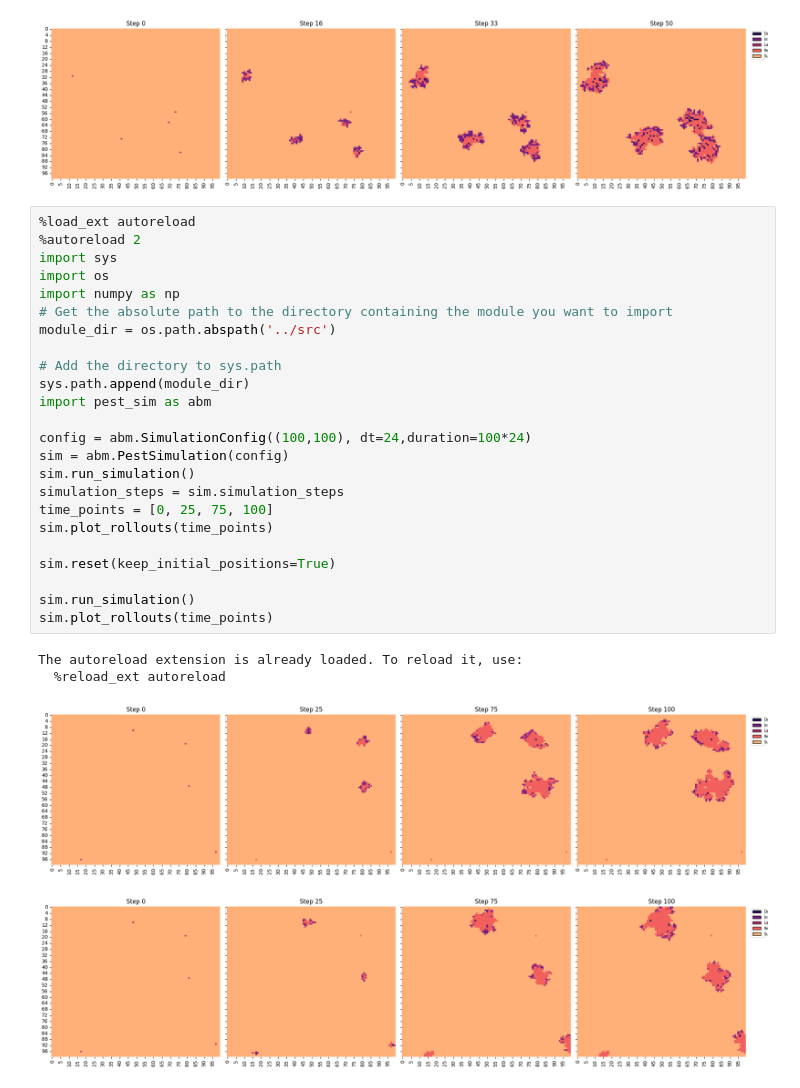
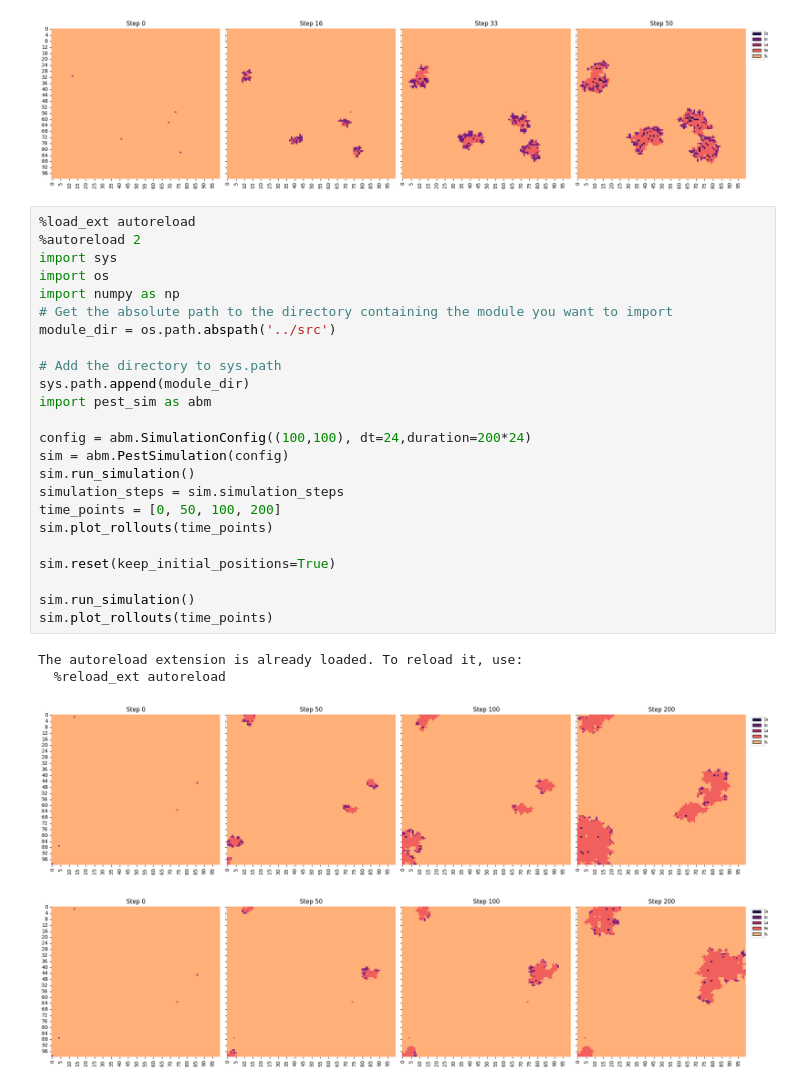
Before and after one commit to ahanissian/agGPctrl, a Jupyter notebook: scripts/ABM Development.ipynb, the cells around one changed output. Drawn from its saved outputs; the diff is of its cells as text.

```diff
--- a/scripts/ABM Development.ipynb
+++ b/scripts/ABM Development.ipynb
@@ -108,29 +108,29 @@ plt.show()
 # %%
 %load_ext autoreload
 %autoreload 2
 import sys
 import os
 import numpy as np
 # Get the absolute path to the directory containing the module you want to import
 module_dir = os.path.abspath('../src')
 
 # Add the directory to sys.path
 sys.path.append(module_dir)
 import pest_sim as abm
 
-config = abm.SimulationConfig((100,100), dt=24,duration=100*24)
+config = abm.SimulationConfig((100,100), dt=24,duration=200*24)
 sim = abm.PestSimulation(config)
 sim.run_simulation()
 simulation_steps = sim.simulation_steps
-time_points = [0, 25, 75, 100]
+time_points = [0, 50, 100, 200]
 sim.plot_rollouts(time_points)
 
 sim.reset(keep_initial_positions=True)
 
 sim.run_simulation()
 sim.plot_rollouts(time_points)
 # %% [output]
 The autoreload extension is already loaded. To reload it, use:
   %reload_ext autoreload
-[figure, old version]
+[figure, new version]
-[figure, old version]
+[figure, new version]
```
Also changed, not shown: 1 other file.
